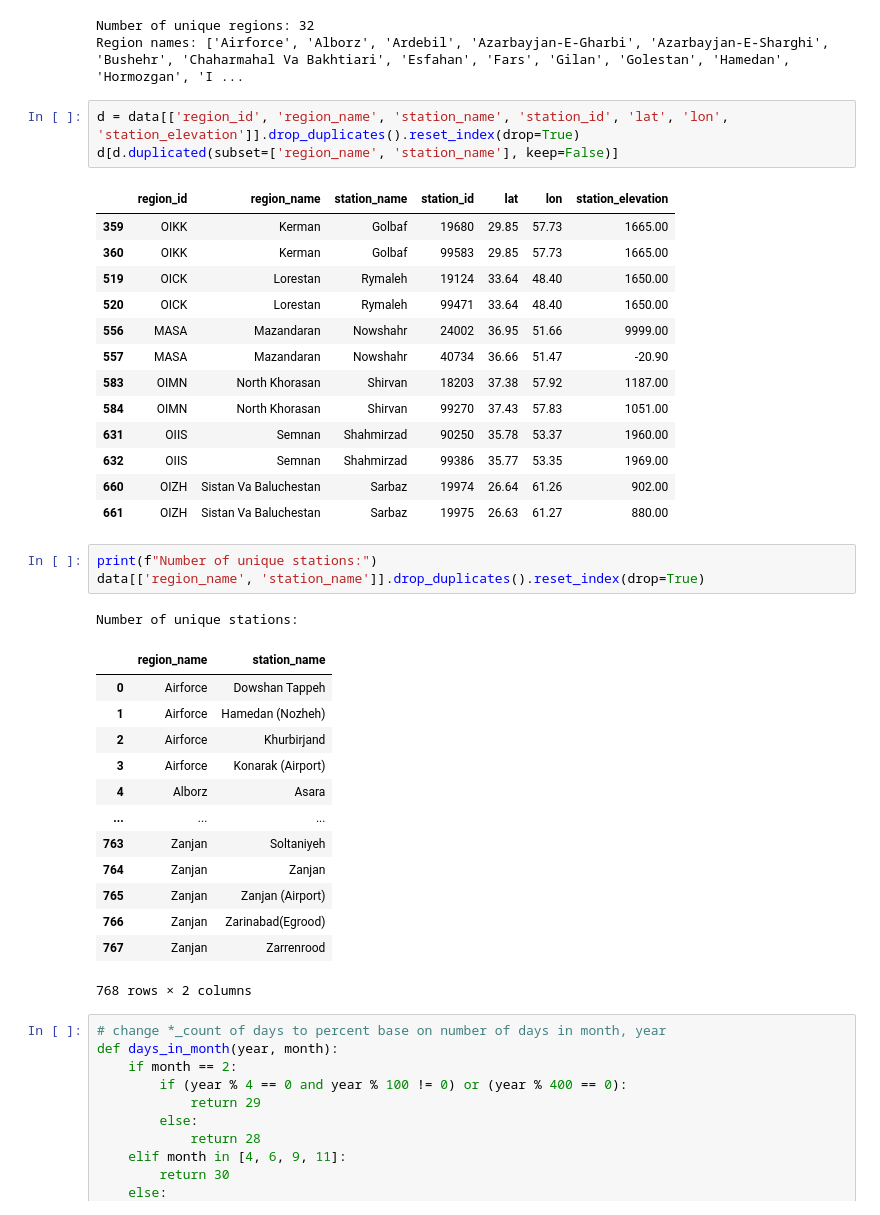
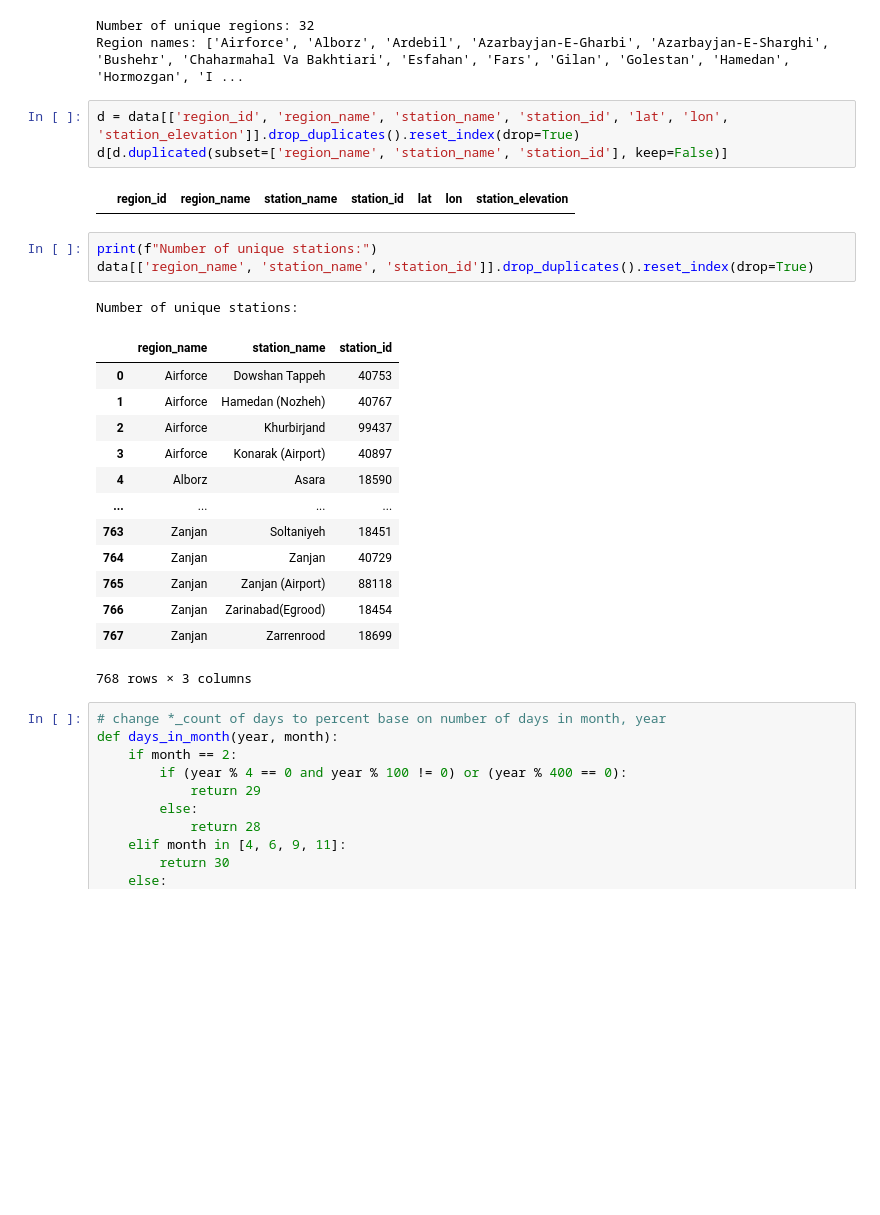
Before and after one commit to shirazialianpooya/panel-data-eto, a Jupyter notebook: src/Python/_03_.ipynb, the cells around one changed output. Cells and saved outputs as stored; diff of their text form; blank space fills up the shorter version.

```diff
--- a/src/Python/_03_.ipynb
+++ b/src/Python/_03_.ipynb
@@ -107,39 +107,27 @@ Number of unique regions: 32
 Region names: ['Airforce', 'Alborz', 'Ardebil', 'Azarbayjan-E-Gharbi', 'Azarbayjan-E-Sharghi', 'Bushehr', 'Chaharmahal Va Bakhtiari', 'Esfahan', 'Fars', 'Gilan', 'Golestan', 'Hamedan', 'Hormozgan', 'I ...
 # %%
 d = data[['region_id', 'region_name', 'station_name', 'station_id', 'lat', 'lon', 'station_elevation']].drop_duplicates().reset_index(drop=True)
-d[d.duplicated(subset=['region_name', 'station_name'], keep=False)]
+d[d.duplicated(subset=['region_name', 'station_name', 'station_id'], keep=False)]
 # %% [output]
 |  | region_id | region_name | station_name | station_id | lat | lon | station_elevation |
-| 359 | OIKK | Kerman | Golbaf | 19680 | 29.85 | 57.73 | 1665.00 |
-| 360 | OIKK | Kerman | Golbaf | 99583 | 29.85 | 57.73 | 1665.00 |
-| 519 | OICK | Lorestan | Rymaleh | 19124 | 33.64 | 48.40 | 1650.00 |
-| 520 | OICK | Lorestan | Rymaleh | 99471 | 33.64 | 48.40 | 1650.00 |
-| 556 | MASA | Mazandaran | Nowshahr | 24002 | 36.95 | 51.66 | 9999.00 |
-| 557 | MASA | Mazandaran | Nowshahr | 40734 | 36.66 | 51.47 | -20.90 |
-| 583 | OIMN | North Khorasan | Shirvan | 18203 | 37.38 | 57.92 | 1187.00 |
-| 584 | OIMN | North Khorasan | Shirvan | 99270 | 37.43 | 57.83 | 1051.00 |
-| 631 | OIIS | Semnan | Shahmirzad | 90250 | 35.78 | 53.37 | 1960.00 |
-| 632 | OIIS | Semnan | Shahmirzad | 99386 | 35.77 | 53.35 | 1969.00 |
-| 660 | OIZH | Sistan Va Baluchestan | Sarbaz | 19974 | 26.64 | 61.26 | 902.00 |
-| 661 | OIZH | Sistan Va Baluchestan | Sarbaz | 19975 | 26.63 | 61.27 | 880.00 |
 # %%
 print(f"Number of unique stations:")
-data[['region_name', 'station_name']].drop_duplicates().reset_index(drop=True)
+data[['region_name', 'station_name', 'station_id']].drop_duplicates().reset_index(drop=True)
 # %% [output]
 Number of unique stations:
-|  | region_name | station_name |
-| 0 | Airforce | Dowshan Tappeh |
-| 1 | Airforce | Hamedan (Nozheh) |
-| 2 | Airforce | Khurbirjand |
-| 3 | Airforce | Konarak (Airport) |
-| 4 | Alborz | Asara |
-| ... | ... | ... |
-| 763 | Zanjan | Soltaniyeh |
-| 764 | Zanjan | Zanjan |
-| 765 | Zanjan | Zanjan (Airport) |
-| 766 | Zanjan | Zarinabad(Egrood) |
-| 767 | Zanjan | Zarrenrood |
+|  | region_name | station_name | station_id |
+| 0 | Airforce | Dowshan Tappeh | 40753 |
+| 1 | Airforce | Hamedan (Nozheh) | 40767 |
+| 2 | Airforce | Khurbirjand | 99437 |
+| 3 | Airforce | Konarak (Airport) | 40897 |
+| 4 | Alborz | Asara | 18590 |
+| ... | ... | ... | ... |
+| 763 | Zanjan | Soltaniyeh | 18451 |
+| 764 | Zanjan | Zanjan | 40729 |
+| 765 | Zanjan | Zanjan (Airport) | 88118 |
+| 766 | Zanjan | Zarinabad(Egrood) | 18454 |
+| 767 | Zanjan | Zarrenrood | 18699 |
-768 rows × 2 columns
+768 rows × 3 columns
 # %%
 # change *_count of days to percent base on number of days in month, year
 def days_in_month(year, month):
```
Also changed, not shown: parts of 8 cells of this notebook.
